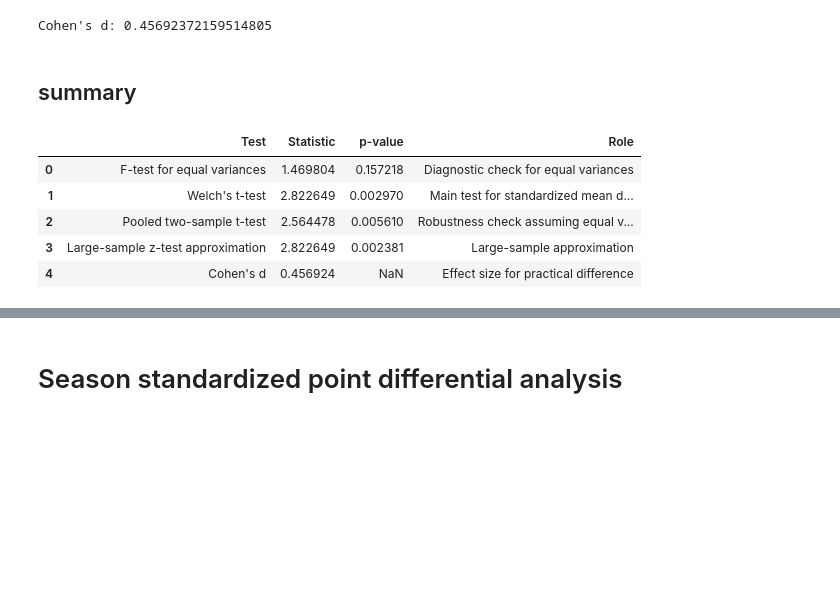
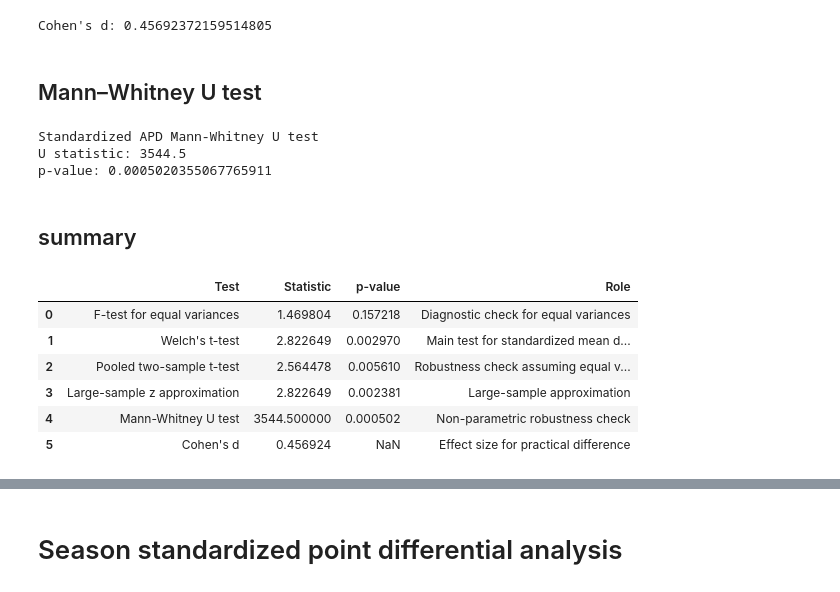
Before and after one commit to GalahadJr-1214/2026-Statistics-Final-Project, a Jupyter notebook: Final Project/champ_stats_diff.ipynb, the cells around one changed output, grey strips where cells are left out. Saved outputs shown, nothing was run; the diff lists cells and outputs as text; code cells hidden in the pictures; blank space fills up the shorter version.

```diff
--- a/Final Project/champ_stats_diff.ipynb
+++ b/Final Project/champ_stats_diff.ipynb
@@ -405,6 +520,22 @@ std_cohen_d = (
 print("Cohen's d:", std_cohen_d)
 # %% [output]
 Cohen's d: 0.45692372159514805
+# %% [markdown]
+## Mann–Whitney U test
+# %%
+u_result_std = stats.mannwhitneyu(
+    std_point_diff_champ,
+    std_point_diff_non_champ,
+    alternative="greater"
+)
+
+print("Standardized APD Mann-Whitney U test")
+print("U statistic:", u_result_std.statistic)
+print("p-value:", u_result_std.pvalue)
+# %% [output]
+Standardized APD Mann-Whitney U test
+U statistic: 3544.5
+p-value: 0.0005020355067765911
 # %% [markdown]
 ## summary
 # %%
@@ -413,37 +544,42 @@ summary_q2_standardized = pd.DataFrame({
         "F-test for equal variances",
         "Welch's t-test",
         "Pooled two-sample t-test",
-        "Large-sample z-test approximation",
+        "Large-sample z approximation",
+        "Mann-Whitney U test",
         "Cohen's d"
     ],
     "Statistic": [
         std_F,
         std_welch_result.statistic,
         std_pooled_result.statistic,
         std_z_stat,
+        u_result_std.statistic,
         std_cohen_d
     ],
     "p-value": [
         std_p_two_tail,
         std_welch_result.pvalue,
         std_pooled_result.pvalue,
         std_p_value_z,
+        u_result_std.pvalue,
         np.nan
     ],
     "Role": [
         "Diagnostic check for equal variances",
         "Main test for standardized mean difference",
         "Robustness check assuming equal variances",
         "Large-sample approximation",
+        "Non-parametric robustness check",
         "Effect size for practical difference"
     ]
 })
 
 summary_q2_standardized
 # %% [output]
 |  | Test | Statistic | p-value | Role |
 | 0 | F-test for equal variances | 1.469804 | 0.157218 | Diagnostic check for equal variances |
 | 1 | Welch's t-test | 2.822649 | 0.002970 | Main test for standardized mean d... |
 | 2 | Pooled two-sample t-test | 2.564478 | 0.005610 | Robustness check assuming equal v... |
-| 3 | Large-sample z-test approximation | 2.822649 | 0.002381 | Large-sample approximation |
-| 4 | Cohen's d | 0.456924 | NaN | Effect size for practical difference |
+| 3 | Large-sample z approximation | 2.822649 | 0.002381 | Large-sample approximation |
+| 4 | Mann-Whitney U test | 3544.500000 | 0.000502 | Non-parametric robustness check |
+| 5 | Cohen's d | 0.456924 | NaN | Effect size for practical difference |
```
Also changed, not shown: parts of 17 cells of this notebook.
